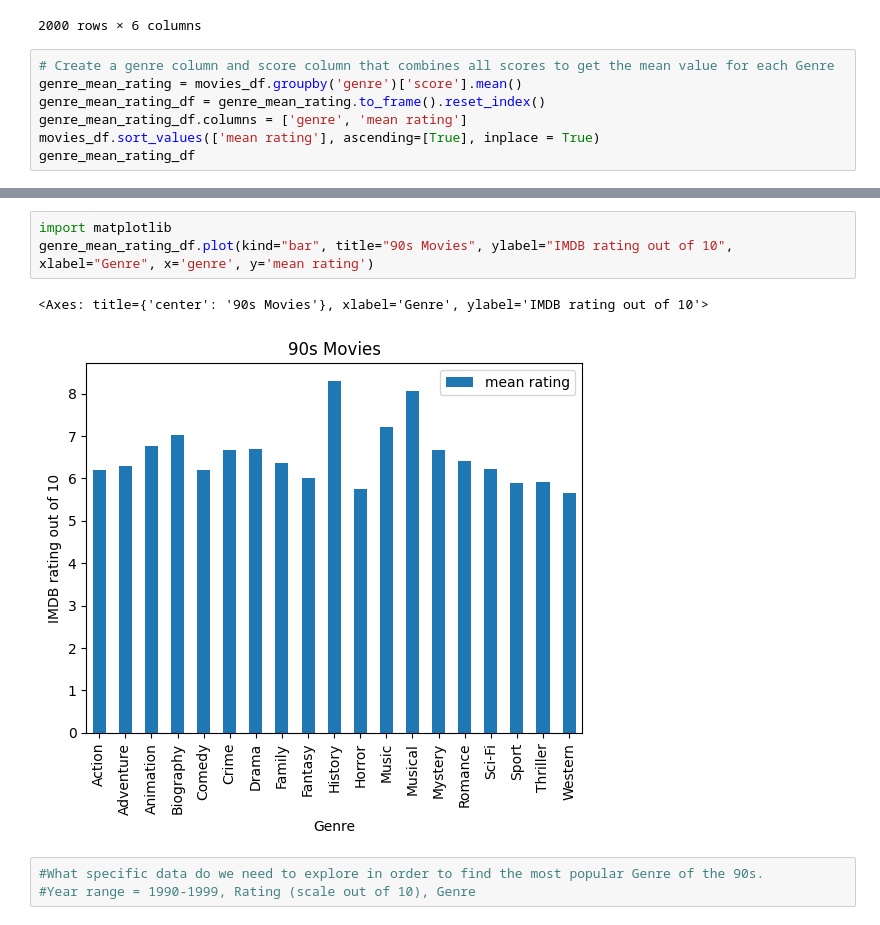
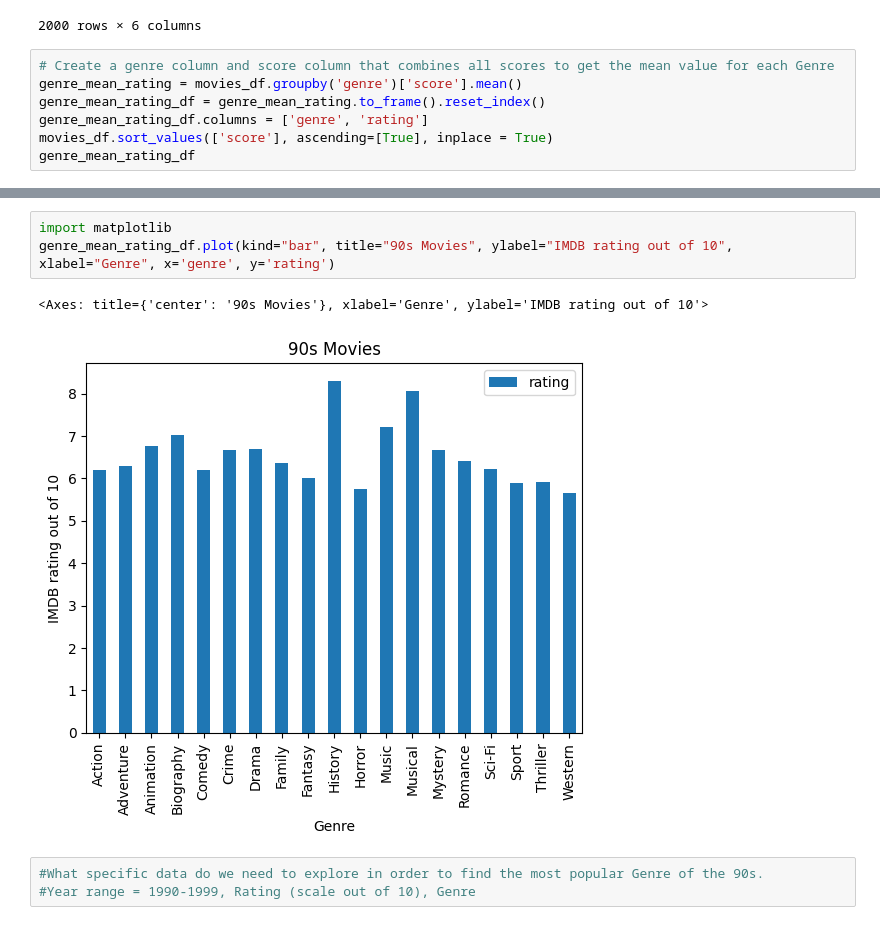
Before and after one commit to curtiscoleman/90s-Movies, a Jupyter notebook: Project.ipynb, the cells around one changed output, grey strips where cells are left out. Cells and saved outputs as stored; diff of their text form.

Commit message:
fixed bug in score calculation

```diff
--- a/Project.ipynb
+++ b/Project.ipynb
@@ -133,7 +133,7 @@ movies_df.loc[(movies_df['year'] >= 1990) & (movies_df['year'] <= 1999)].sort_va
 # Create a genre column and score column that combines all scores to get the mean value for each Genre
 genre_mean_rating = movies_df.groupby('genre')['score'].mean()
 genre_mean_rating_df = genre_mean_rating.to_frame().reset_index()
-genre_mean_rating_df.columns = ['genre', 'mean rating']
-movies_df.sort_values(['mean rating'], ascending=[True], inplace = True)
+genre_mean_rating_df.columns = ['genre', 'rating']
+movies_df.sort_values(['score'], ascending=[True], inplace = True)
 genre_mean_rating_df
 # %% [output]
@@ -141,9 +157,9 @@ KeyError: 'mean_rating'
 # %%
 import matplotlib
-genre_mean_rating_df.plot(kind="bar", title="90s Movies", ylabel="IMDB rating out of 10", xlabel="Genre", x='genre', y='mean rating')
+genre_mean_rating_df.plot(kind="bar", title="90s Movies", ylabel="IMDB rating out of 10", xlabel="Genre", x='genre', y='rating')
 # %% [output]
 <Axes: title={'center': '90s Movies'}, xlabel='Genre', ylabel='IMDB rating out of 10'>
-[figure, old version]
+[figure, new version]
 # %%
 #What specific data do we need to explore in order to find the most popular Genre of the 90s.
 #Year range = 1990-1999, Rating (scale out of 10), Genre
```
Also changed, not shown: parts of 1 cell of this notebook.
